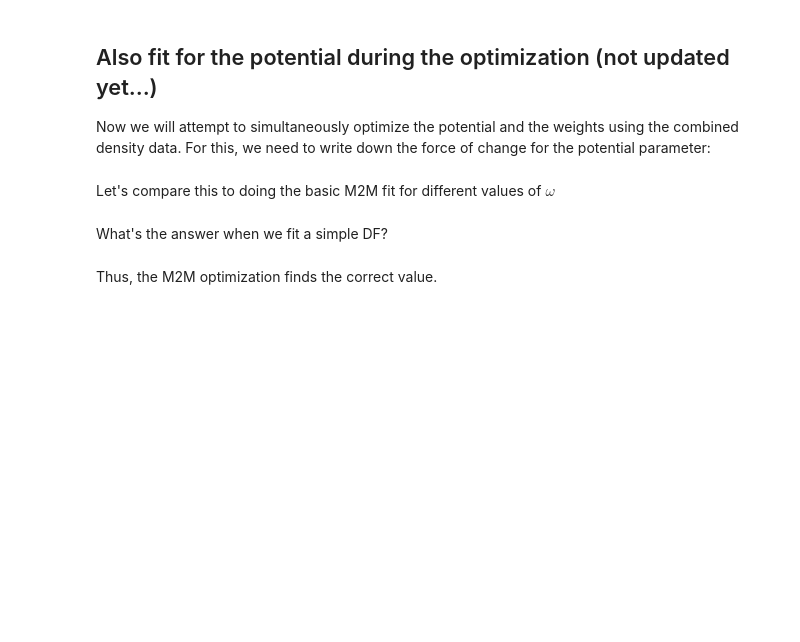
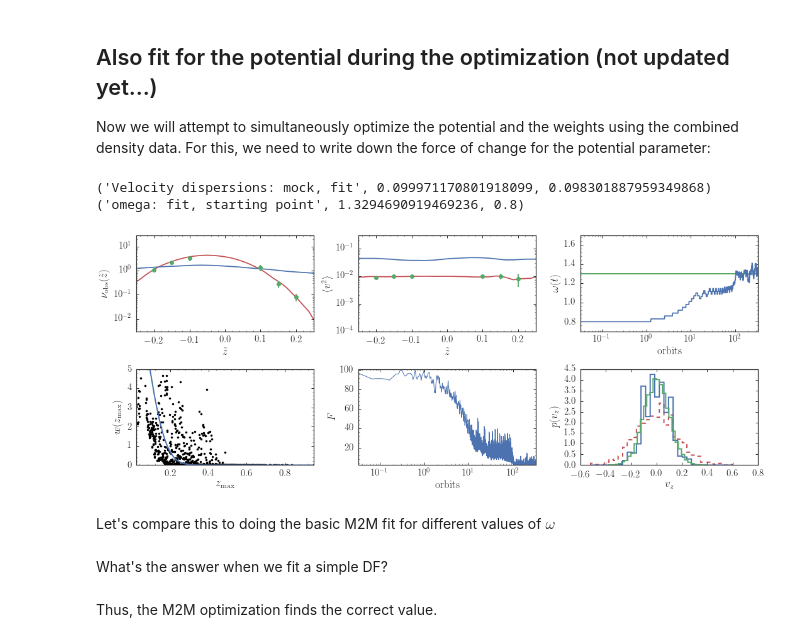
Before and after one commit to jobovy/simple-m2m, a Jupyter notebook: py/HOM2M_vel2m.ipynb, the cells around one changed output. Saved outputs shown, nothing was run; the diff lists cells and outputs as text; code cells hidden in the pictures; blank space fills up the shorter version.

Commit message:
HOM2M vel2m with omega fitting.

```diff
--- a/py/HOM2M_vel2m.ipynb
+++ b/py/HOM2M_vel2m.ipynb
@@ -879,15 +778,15 @@ A_m2m_omega= numpy.sqrt(2.*E_m2m)/omega_m2m
 w_init= numpy.ones(n_m2m)
 z_m2m= A_m2m_omega*numpy.cos(phi_m2m_omega)
 z_out= numpy.linspace(-0.3,0.3,101)
-dens_init= compute_dens(z_m2m,zsun_true,z_out,w_init)
+dens_init= compute_dens(z_m2m,zsun_true,z_out,h_m2m,w_init)
 vz_m2m= -omega_m2m*A_m2m_omega*numpy.sin(phi_m2m_omega)
-densv2_init= compute_densv2(z_m2m,vz_m2m,zsun_true,z_out,w_init)
+v2m_init= compute_v2m(z_m2m,vz_m2m,zsun_true,z_out,h_m2m,w_init)
 # %%
 step= numpy.pi/3.*10.**-2.
 step=numpy.pi/20.0
 nstep= 10000
 eps= 10.**-4.
-eps_vel= eps
+eps_vel= eps*n_m2m
 eps_omega= eps*1.
 skipomega= 40
 mu= 1.0
@@ -895,22 +794,22 @@ h_m2m= 0.1
 zsun_m2m= zsun_true
 opt_w_first= True
 if opt_w_first:
-    w_out,Q= run_m2m_weights_wv2(w_init,A_m2m_omega,phi_m2m_omega,omega_m2m,zsun_m2m,
-                                 z_obs,dens_obs,dens_obs_noise,densv2_obs,densv2_obs_noise,
+    w_out,Q= run_m2m_weights_wv2m(w_init,A_m2m_omega,phi_m2m_omega,omega_m2m,zsun_m2m,
+                                 z_obs,dens_obs,dens_obs_noise,v2m_obs,v2m_obs_noise,
                                  nstep=numpy.amin([nstep,10000]),
                                  step=step,mu=mu,eps=eps,eps_vel=eps_vel,
                                  h_m2m=h_m2m)
 else:
     w_out= w_init
 if True:
-    (w_out,omega_out,z_m2m,vz_m2m),Q= run_m2m_weights_omega(w_out,A_m2m_omega,phi_m2m_omega,omega_m2m,zsun_m2m,
-                                                        z_obs,dens_obs,dens_obs_noise,densv2_obs,densv2_obs_noise,
+    (w_out,omega_out,z_m2m,vz_m2m),Q= run_m2m_weights_omega_densv2m(w_out,A_m2m_omega,phi_m2m_omega,omega_m2m,zsun_m2m,
+                                                        z_obs,dens_obs,dens_obs_noise,v2m_obs,v2m_obs_noise,
                                                         nstep=nstep,step=step,mu=mu,skipomega=skipomega,
                                                         eps=eps,eps_vel=eps_vel,h_m2m=h_m2m,
                                                         eps_omega=eps_omega)
 # %%
 z_out= numpy.linspace(-0.3,0.3,101)
-dens_final= compute_dens(z_m2m,zsun_true,z_out,w_out)
+dens_final= compute_dens(z_m2m,zsun_true,z_out,h_obs,w_out)
 bovy_plot.bovy_print(axes_labelsize=17.,text_fontsize=12.,xtick_labelsize=15.,ytick_labelsize=15.)
 figsize(15,6)
 subplot(2,3,1)
@@ -922,40 +821,44 @@ bovy_plot.bovy_plot(z_out,dens_final,'-',semilogy=True,overplot=True,zorder=0)
 errorbar(z_obs,dens_obs,yerr=dens_obs_noise,marker='None',ls='none',color=sns.color_palette()[1])
 yscale('log',nonposy='clip')
 subplot(2,3,2)
-densv2_final= compute_densv2(z_m2m,vz_m2m,zsun_true,z_out,w_out)
-bovy_plot.bovy_plot(z_out,densv2_init,'-',semilogy=True,
-                   xlabel=r'$\tilde{z}$',ylabel=r'$\nu_{\mathrm{obs}}(\tilde{z})\times\langle v_z^2\rangle$',
+v2m_final= compute_v2m(z_m2m,vz_m2m,zsun_true,z_out,h_obs,w_out)
+bovy_plot.bovy_plot(z_out,v2m_init,'-',semilogy=True,
+                   xlabel=r'$\tilde{z}$',ylabel=r'$\langle v^2\rangle$',
                    xrange=[-.25,0.25],yrange=[0.0001,.3],gcf=True)
-bovy_plot.bovy_plot(z_obs,densv2_obs,'o',semilogy=True,overplot=True)
-bovy_plot.bovy_plot(z_out,densv2_final,'-',semilogy=True,overplot=True,zorder=0)
-errorbar(z_obs,densv2_obs,yerr=densv2_obs_noise,marker='None',ls='none',color=sns.color_palette()[1])
+bovy_plot.bovy_plot(z_obs,v2m_obs,'o',semilogy=True,overplot=True)
+bovy_plot.bovy_plot(z_out,v2m_final,'-',semilogy=True,overplot=True,zorder=0)
+errorbar(z_obs,v2m_obs,yerr=v2m_obs_noise,marker='None',ls='none',color=sns.color_palette()[1])
 yscale('log',nonposy='clip')
 subplot(2,3,3)
 bovy_plot.bovy_plot(numpy.linspace(0.,1.,nstep)*nstep*step*numpy.mean(omega_true)/2./numpy.pi,omega_out,'-',
                    xlabel=r'$\mathrm{orbits}$',ylabel=r'$\omega(t)$',gcf=True,semilogx=True,zorder=1,
                    yrange=[omega_m2m/1.3,numpy.amax(omega_out)*1.2])
 axhline(omega_true,color=sns.color_palette()[1],lw=2.,zorder=0)
 ylim(0.7,1.7)
 subplot(2,3,4)
 bovy_plot.bovy_plot(A_m2m_omega,w_out,'k.',xlabel=r'$z_{\mathrm{max}}$',ylabel=r'$w(z_{\mathrm{max}})$',
                    yrange=[0.,5.],gcf=True)
 sindx= numpy.argsort(A_m2m_omega)
 w_expect= numpy.exp((A_m2m_omega[sindx]*omega_true)**2./2.*(1./sigma_init**2.-1./sigma_true**2.))
 w_expect/= numpy.sum(w_expect)/len(w_expect)
 plot(A_m2m_omega[sindx],w_expect,lw=2.)
 subplot(2,3,5)
 bovy_plot.bovy_plot(numpy.linspace(0.,1.,nstep)*nstep*step*omega_true/2./numpy.pi,numpy.sum(Q,axis=1),lw=1.,
                    semilogx=True,xlabel=r'$\mathrm{orbits}$',ylabel=r'$F$',gcf=True)
 subplot(2,3,6)
 _= hist(vz_m2m,weights=w_out,histtype='step',lw=2.,normed=True,bins=31,zorder=1)
 _= hist(vz_mock,histtype='step',lw=2.,normed=True,bins=31,zorder=2)
 _= hist(vz_m2m,histtype='step',lw=2.,normed=True,bins=31,ls='--',zorder=0)
 xlabel(r'$v_z$')
 ylabel(r'$p(v_z)$')
 print("Velocity dispersions: mock, fit",numpy.std(vz_mock),\
       numpy.sqrt(numpy.sum(w_out*(vz_m2m-numpy.sum(w_out*vz_m2m)/numpy.sum(w_out))**2.)/numpy.sum(w_out)))
 tight_layout()
 print("omega: fit, starting point",numpy.median(omega_out[-1000:-1]),omega_m2m)
+# %% [output]
+('Velocity dispersions: mock, fit', 0.099971170801918099, 0.098301887959349868)
+('omega: fit, starting point', 1.3294690919469236, 0.8)
+[figure, added]
 # %% [markdown]
 Let's compare this to doing the basic M2M fit for different values of $\omega$
 # %%
```
Also changed, not shown: parts of 8 cells of this notebook, 1 other file.
